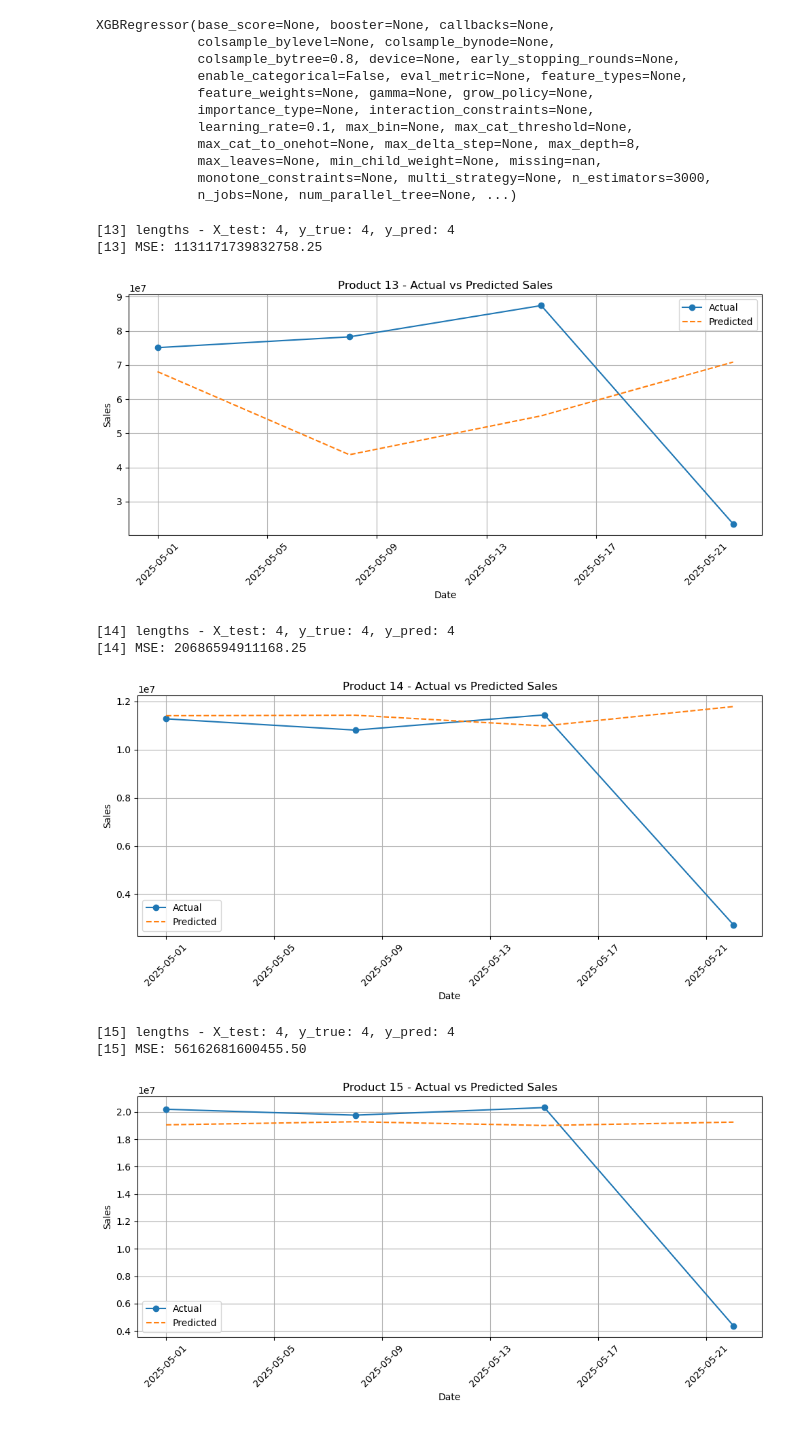
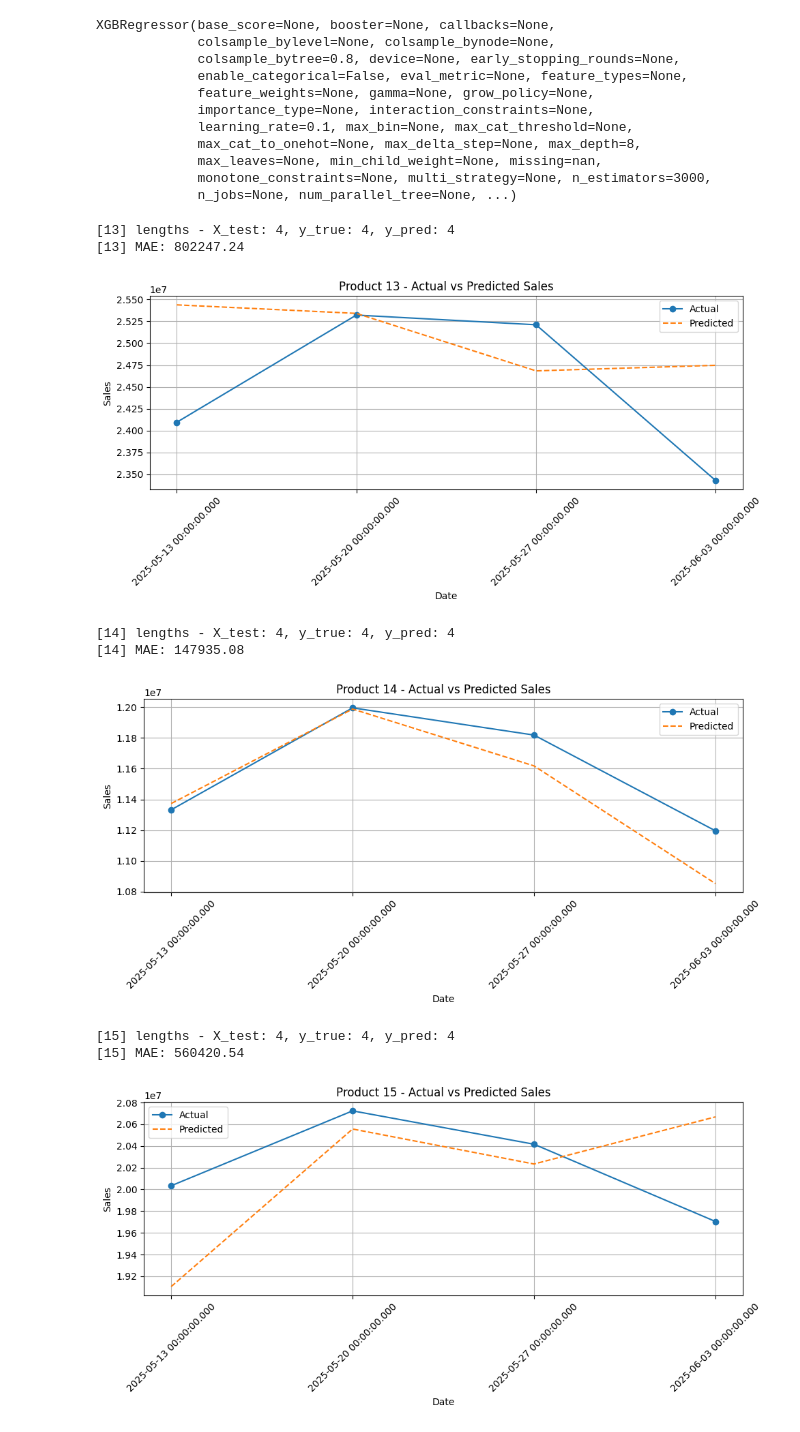
Before and after one commit to Jad-RAMOSS/Damen_AI_TeleForecast, a Jupyter notebook: model.ipynb, the cells around one changed output. Cells and saved outputs as stored; diff of their text form; code cells hidden in the pictures.

Commit message:
switched regression objective to absolute error, removed the null values instead of replacing them with mean which caused data leakage

```diff
--- a/model.ipynb
+++ b/model.ipynb
@@ -128,4 +159,4 @@ df
 # %%
-split_date='2025-05-01'
+split_date='2025-05-13'
 train_df = df[df.index < split_date]
 test_df = df[df.index >= split_date]
@@ -156,9 +214,11 @@ pred="NEXT_WEEK_TOTAL_AMOUNT"
 # %%
-X_train = train_df[features]   # features
+X_train = train_df.drop(pred, axis=1)   # features
 y_train = train_df[pred]    # target
 
-X_test = test_df[features]
+X_test = test_df.drop(pred, axis=1)
 y_test = test_df[pred]
+# %%
+features = list(X_test.columns)
 # %%
 X_train
 # %% [output]
@@ -180,7 +240,7 @@ X_train
 ## model
 # %%
 model =XGBRegressor(
-    objective='reg:squarederror',  # regression objective
+    objective='reg:absoluteerror',  # regression objective
     n_estimators=3000,              # number of trees
     learning_rate=0.1,             # step size shrinkage
     max_depth=8,                   # maximum tree depth
@@ -212,46 +272,46 @@ all_preds = []
 for product, group in test_df.groupby('MAIN_BILLER_ID'):
     # Sort by date (index) and drop rows with NaNs in features or target
     group = group.sort_index()
-    group = group.dropna(subset=features + [pred])  # ensure no missing values
+    # group = group.dropna(subset=features + [pred])  # ensure no missing values
 
     # Prepare feature matrix and true target values
     X_test = group[features]
     y_test = group[pred]
 
     # Predict using the global model
     y_pred = model.predict(X_test)
     # Flatten arrays if needed (usually y_pred is already 1D)
     y_pred = y_pred.flatten()
     y_true = y_test.values.flatten()
     all_actuals.extend(y_true)
     all_preds.extend(y_pred)
     # Check lengths (debug)
     print(f"[{product}] lengths - X_test: {len(X_test)}, y_true: {len(y_true)}, y_pred: {len(y_pred)}")
 
     # Calculate MSE for this product
-    mse = mean_squared_error(y_true, y_pred)
-    print(f"[{product}] MSE: {mse:.2f}")
+    mae = mean_absolute_error(y_true, y_pred)
+    print(f"[{product}] MAE: {mae:.2f}")
 
     # Plot actual vs predicted sales over time for this product
     plt.figure(figsize=(10,5))
     plt.plot(group.index, y_true, label='Actual', marker='o')
     plt.plot(group.index, y_pred, label='Predicted', linestyle='--')
     plt.title(f"Product {product} - Actual vs Predicted Sales")
     plt.xlabel("Date")
     plt.ylabel("Sales")
     plt.legend()
     plt.grid(True)
     plt.xticks(rotation=45)
     plt.tight_layout()
     plt.show()
 # %% [output]
 [13] lengths - X_test: 4, y_true: 4, y_pred: 4
-[13] MSE: 1131171739832758.25
+[13] MAE: 802247.24
-[figure, old version]
+[figure, new version]
 [14] lengths - X_test: 4, y_true: 4, y_pred: 4
-[14] MSE: 20686594911168.25
+[14] MAE: 147935.08
-[figure, old version]
+[figure, new version]
 [15] lengths - X_test: 4, y_true: 4, y_pred: 4
-[15] MSE: 56162681600455.50
+[15] MAE: 560420.54
-[figure, old version]
+[figure, new version]
 [16] lengths - X_test: 4, y_true: 4, y_pred: 4
```
Also changed, not shown: parts of 23 cells of this notebook.
